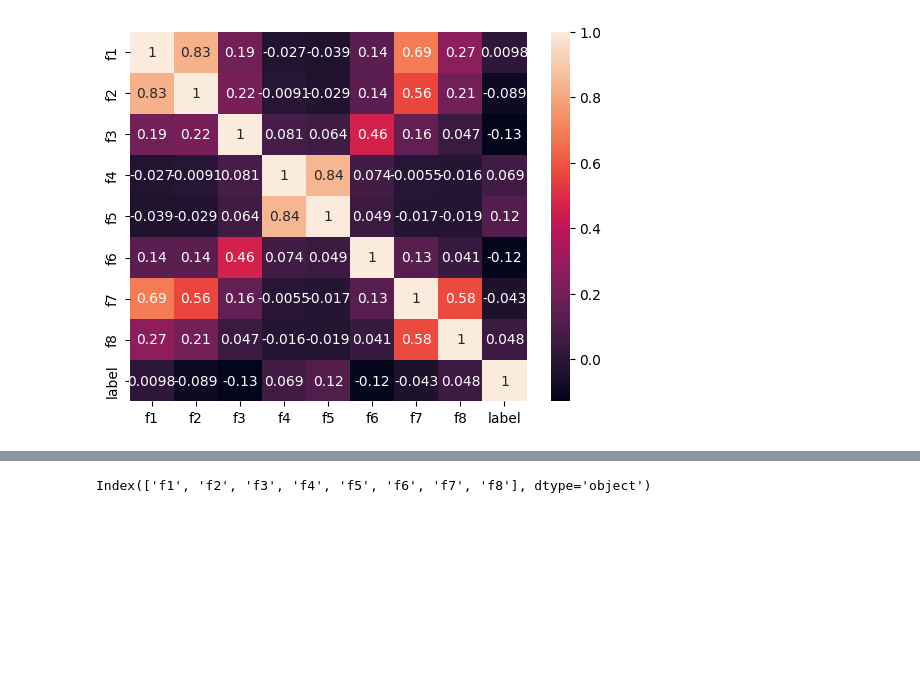
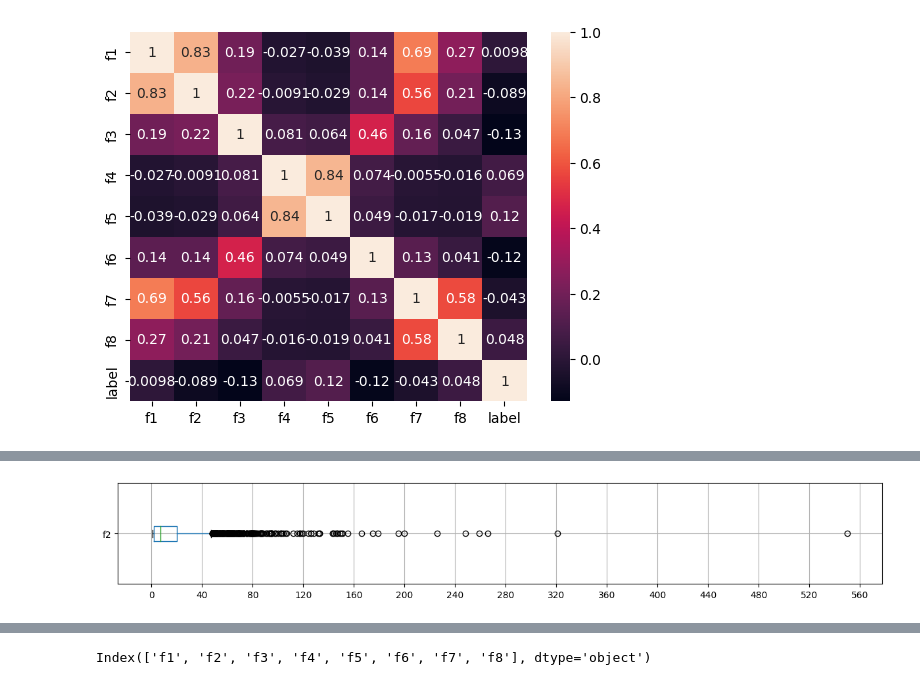
Before and after one commit to wyluilipe/wb_fakerecalls, a Jupyter notebook: mltask.ipynb, the cells around one changed output, grey strips where cells are left out. Saved outputs shown, nothing was run; the diff lists cells and outputs as text; code cells hidden in the pictures; blank space fills up the shorter version.

```diff
--- a/mltask.ipynb
+++ b/mltask.ipynb
@@ -162,0 +172,6 @@ sns.heatmap(corr, annot=True);
+# %%
+df.boxplot('f2', vert=False, figsize=(15, 2))
+plt.xticks(np.arange(0, 600, 40))
+plt.show();
+# %% [output]
+[figure, added]
```
Also changed, not shown: parts of 12 cells of this notebook.
